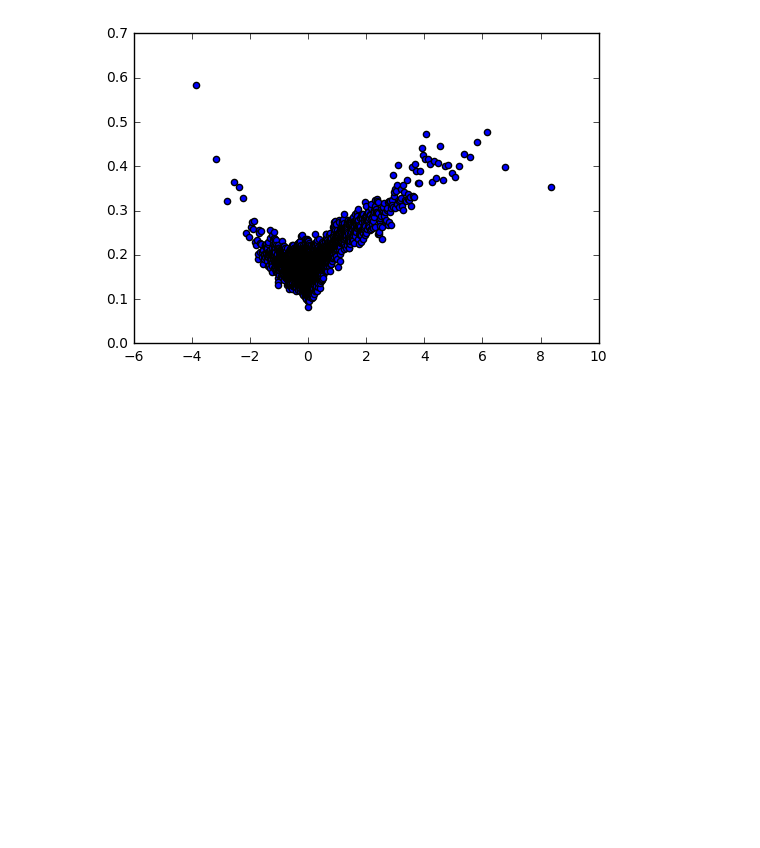
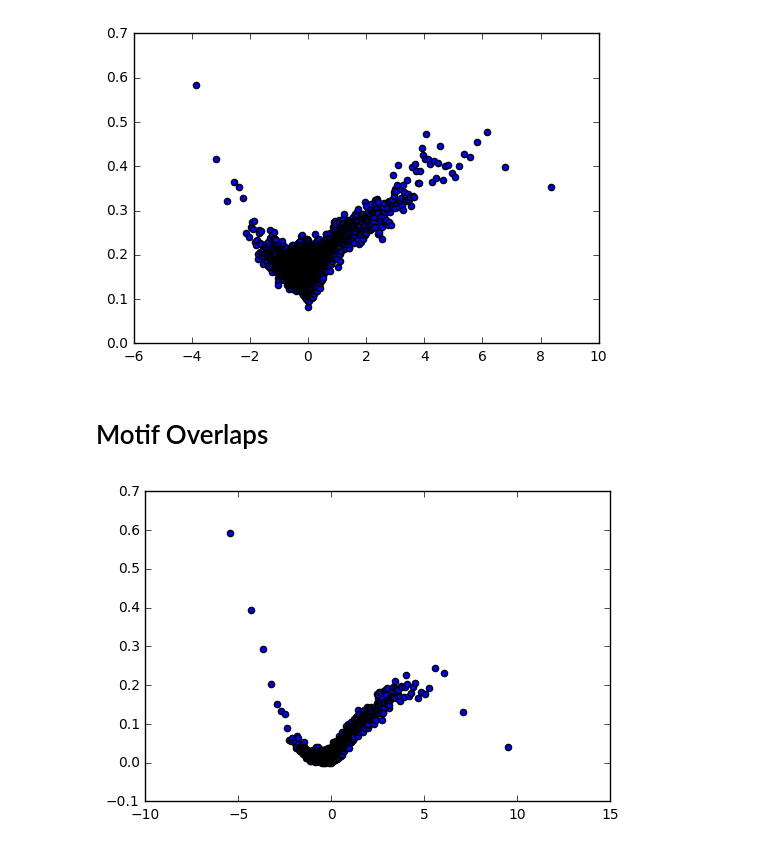
Before and after one commit to irvhsu/cs273b-project, a Jupyter notebook: notebooks/performance_statistics.ipynb, the cells around one changed output. Saved outputs shown, nothing was run; the diff lists cells and outputs as text; code cells hidden in the pictures; blank space fills up the shorter version.

Commit message:
Centipede motif quantile analysis

```diff
--- a/notebooks/performance_statistics.ipynb
+++ b/notebooks/performance_statistics.ipynb
@@ -70,7 +70,7 @@ I tried simply making a scatter plot and boxplot of the data, but it was a mess.
 # %%
 # Load in the data.
 si_phi = {} # chrom, position, LOR (no entry implies not signiticant)
-with open('../data/hg19_29way_pi_lods_elements_12mers.chr_specific.fdr_0.1_with_scores.txt') as conservation:
+with open('../data/conservation/hg19_29way_pi_lods_elements_12mers.chr_specific.fdr_0.1_with_scores.txt') as conservation:
     for line in conservation:
         chrom, start, end, lor, branch = line.strip().split()
         start, end, lor = int(start), int(end), float(lor)
@@ -101,2 +103,32 @@ plt.show()
 # %% [output]
 [figure]
+# %% [markdown]
+# Motif Overlaps
+# %%
+hepG2_centipede = {}
+with open('../data/centipede/HEPG2_liftover.bed') as regions:
+    regions.readline()
+    for line in regions:
+        chrom, start, end = line.strip().split()[:3]
+        start, end = int(start), int(end)
+        if chrom not in hepG2_centipede:hepG2_centipede[chrom] = {}
+        for pos in range(start, end):
+            hepG2_centipede[chrom][pos] = 1
+
+k562_centipede = {}
+with open('../data/centipede/K562_liftover.bed') as regions:
+    regions.readline()
+    for line in regions:
+        chrom, start, end = line.strip().split()[:3]
+        start, end = int(start), int(end)
+        if chrom not in k562_centipede: k562_centipede[chrom] = {}
+        for pos in range(start, end):
+            k562_centipede[chrom][pos] = 1
+# %%
+hepG2_pairs = []
+for chrom, positions in sharpr[('SV40P', 'HepG2')].items():
+    for pos, score in positions.items():
+        hepG2_pairs.append((score, 1 if pos in hepG2_centipede[chrom] else 0))
+quantile_plot(hepG2_pairs)
+# %% [output]
+[figure, added]
```
Also changed, not shown: parts of 3 cells of this notebook, 4 other files.
